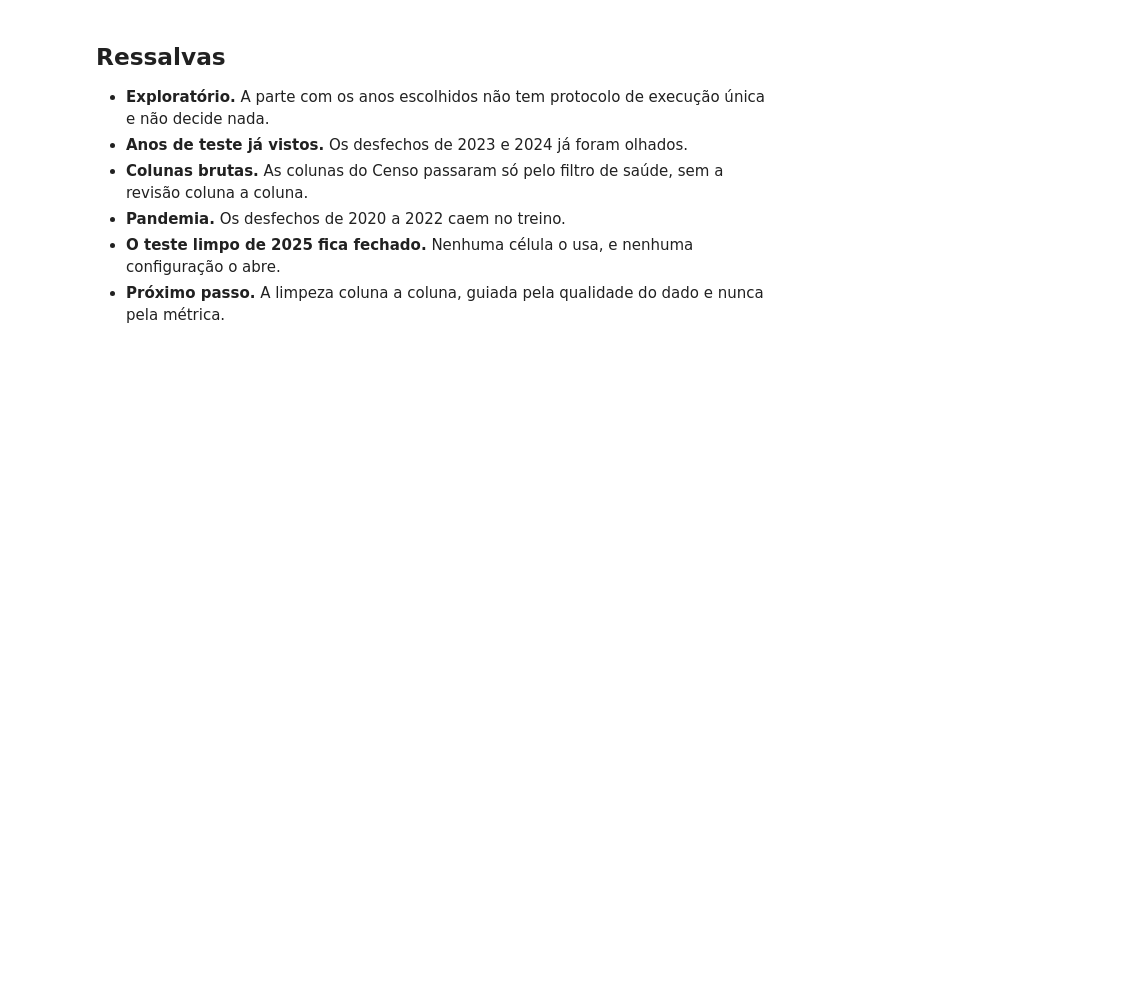
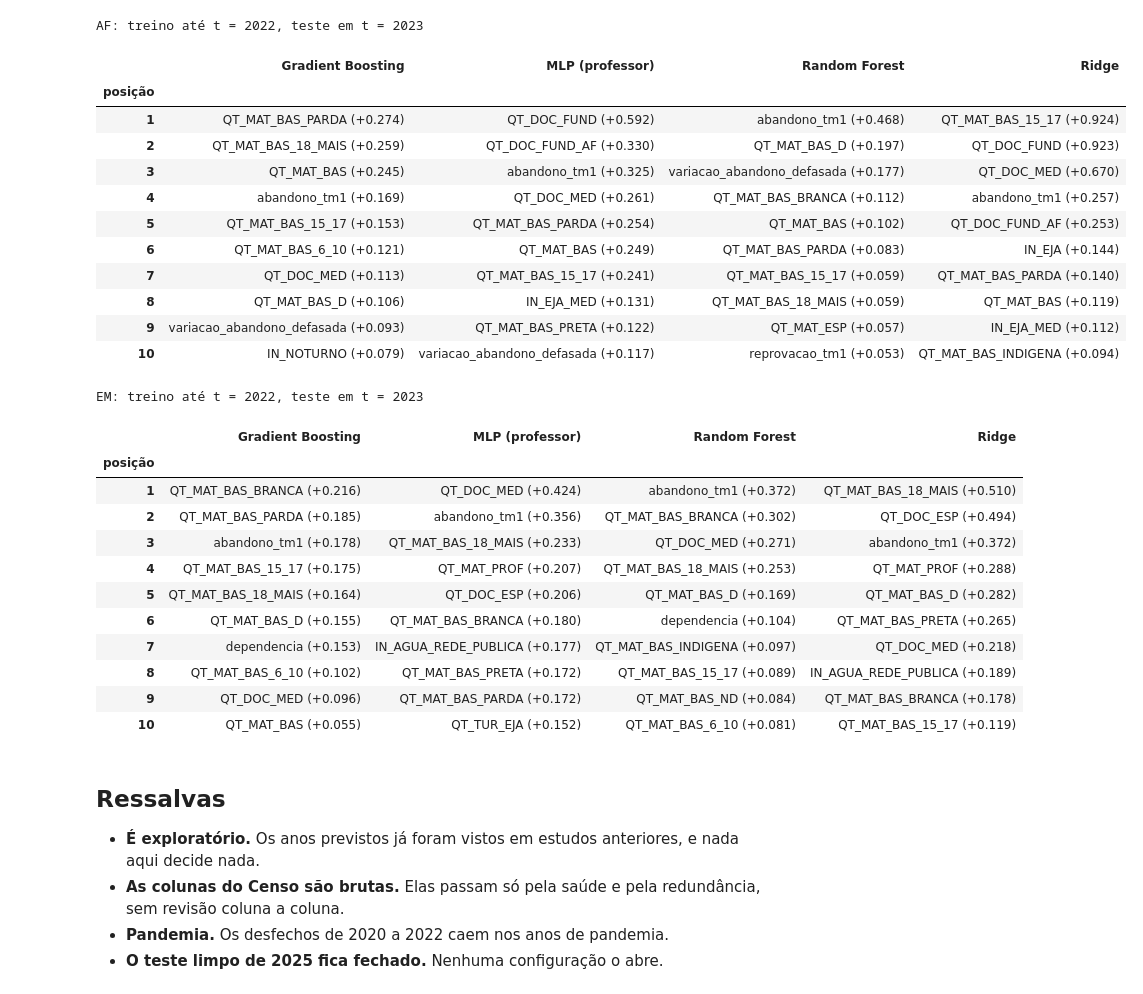
Before and after one commit to gabsma25/abandono-rr, a Jupyter notebook: notebooks/05_apresentacao_censo.ipynb, the cells around one changed output. Saved outputs shown, nothing was run; the diff lists cells and outputs as text; code cells hidden in the pictures; blank space fills up the shorter version.

```diff
--- a/notebooks/05_apresentacao_censo.ipynb
+++ b/notebooks/05_apresentacao_censo.ipynb
@@ -106,10 +36,0 @@ E2 — F9 (A+ − régua) e F10 (B+ − B2), Recall@20%, Holm sobre 4 testes
-# %%
-res = A.janela(d_todos, cols, ANO_INICIO, REMOVER_REDUNDANTES, SEMENTES_MLP)
-for etapa, r in res.items():
-    print(f"{etapa}: treino t = {r['anos_treino'][0]}–{r['anos_treino'][1]} ({r['n_treino']} linhas), "
-          f"teste {r['n_teste']} linhas, {r['n_novas']} colunas do Censo no A+ e B+, "
-          f"{len(r['retiradas'])} retiradas por redundância")
-    if len(r["retiradas"]):
-        print("   retiradas:", ", ".join(r["retiradas"]["coluna"]))
-display(A.tabela(res).round(3))
-A.barras_recall(A.recall_de(res), f"EXPLORATÓRIA — treino a partir de {ANO_INICIO}, teste t = 2022–2023");
@@ -197,9 +94,40 @@ Recall@20% de cada modelo − régua B1R_lag (descritivo; IC passando por zero:
+# %%
+# 5. Colunas mais relevantes por modelo (entre parênteses, o aumento do MAE em pp quando a coluna é embaralhada)
+imp = A.importancias(d, cols, modelos=MODELOS, sementes_mlp=SEMENTES_MLP)
+for etapa, tab in A.top_colunas(imp, n=10).items():
+    print(f"{etapa}: treino até t = {imp['t_teste'].iloc[0] - 1}, teste em t = {imp['t_teste'].iloc[0]}")
+    display(tab)
+# %% [output]
+AF: treino até t = 2022, teste em t = 2023
+|  | Gradient Boosting | MLP (professor) | Random Forest | Ridge |
+| posição |  |  |  |  |
+| 1 | QT_MAT_BAS_PARDA (+0.274) | QT_DOC_FUND (+0.592) | abandono_tm1 (+0.468) | QT_MAT_BAS_15_17 (+0.924) |
+| 2 | QT_MAT_BAS_18_MAIS (+0.259) | QT_DOC_FUND_AF (+0.330) | QT_MAT_BAS_D (+0.197) | QT_DOC_FUND (+0.923) |
+| 3 | QT_MAT_BAS (+0.245) | abandono_tm1 (+0.325) | variacao_abandono_defasada (+0.177) | QT_DOC_MED (+0.670) |
+| 4 | abandono_tm1 (+0.169) | QT_DOC_MED (+0.261) | QT_MAT_BAS_BRANCA (+0.112) | abandono_tm1 (+0.257) |
+| 5 | QT_MAT_BAS_15_17 (+0.153) | QT_MAT_BAS_PARDA (+0.254) | QT_MAT_BAS (+0.102) | QT_DOC_FUND_AF (+0.253) |
+| 6 | QT_MAT_BAS_6_10 (+0.121) | QT_MAT_BAS (+0.249) | QT_MAT_BAS_PARDA (+0.083) | IN_EJA (+0.144) |
+| 7 | QT_DOC_MED (+0.113) | QT_MAT_BAS_15_17 (+0.241) | QT_MAT_BAS_15_17 (+0.059) | QT_MAT_BAS_PARDA (+0.140) |
+| 8 | QT_MAT_BAS_D (+0.106) | IN_EJA_MED (+0.131) | QT_MAT_BAS_18_MAIS (+0.059) | QT_MAT_BAS (+0.119) |
+| 9 | variacao_abandono_defasada (+0.093) | QT_MAT_BAS_PRETA (+0.122) | QT_MAT_ESP (+0.057) | IN_EJA_MED (+0.112) |
+| 10 | IN_NOTURNO (+0.079) | variacao_abandono_defasada (+0.117) | reprovacao_tm1 (+0.053) | QT_MAT_BAS_INDIGENA (+0.094) |
+EM: treino até t = 2022, teste em t = 2023
+|  | Gradient Boosting | MLP (professor) | Random Forest | Ridge |
+| posição |  |  |  |  |
+| 1 | QT_MAT_BAS_BRANCA (+0.216) | QT_DOC_MED (+0.424) | abandono_tm1 (+0.372) | QT_MAT_BAS_18_MAIS (+0.510) |
+| 2 | QT_MAT_BAS_PARDA (+0.185) | abandono_tm1 (+0.356) | QT_MAT_BAS_BRANCA (+0.302) | QT_DOC_ESP (+0.494) |
+| 3 | abandono_tm1 (+0.178) | QT_MAT_BAS_18_MAIS (+0.233) | QT_DOC_MED (+0.271) | abandono_tm1 (+0.372) |
+| 4 | QT_MAT_BAS_15_17 (+0.175) | QT_MAT_PROF (+0.207) | QT_MAT_BAS_18_MAIS (+0.253) | QT_MAT_PROF (+0.288) |
+| 5 | QT_MAT_BAS_18_MAIS (+0.164) | QT_DOC_ESP (+0.206) | QT_MAT_BAS_D (+0.169) | QT_MAT_BAS_D (+0.282) |
+| 6 | QT_MAT_BAS_D (+0.155) | QT_MAT_BAS_BRANCA (+0.180) | dependencia (+0.104) | QT_MAT_BAS_PRETA (+0.265) |
+| 7 | dependencia (+0.153) | IN_AGUA_REDE_PUBLICA (+0.177) | QT_MAT_BAS_INDIGENA (+0.097) | QT_DOC_MED (+0.218) |
+| 8 | QT_MAT_BAS_6_10 (+0.102) | QT_MAT_BAS_PRETA (+0.172) | QT_MAT_BAS_15_17 (+0.089) | IN_AGUA_REDE_PUBLICA (+0.189) |
+| 9 | QT_DOC_MED (+0.096) | QT_MAT_BAS_PARDA (+0.172) | QT_MAT_BAS_ND (+0.084) | QT_MAT_BAS_BRANCA (+0.178) |
+| 10 | QT_MAT_BAS (+0.055) | QT_TUR_EJA (+0.152) | QT_MAT_BAS_6_10 (+0.081) | QT_MAT_BAS_15_17 (+0.119) |
 # %% [markdown]
 ## Ressalvas
 
-- **Exploratório.** A parte com os anos escolhidos não tem protocolo de execução única e não decide nada.
-- **Anos de teste já vistos.** Os desfechos de 2023 e 2024 já foram olhados.
-- **Colunas brutas.** As colunas do Censo passaram só pelo filtro de saúde, sem a revisão coluna a coluna.
-- **Pandemia.** Os desfechos de 2020 a 2022 caem no treino.
-- **O teste limpo de 2025 fica fechado.** Nenhuma célula o usa, e nenhuma configuração o abre.
-- **Próximo passo.** A limpeza coluna a coluna, guiada pela qualidade do dado e nunca pela métrica.
+- **É exploratório.** Os anos previstos já foram vistos em estudos anteriores, e nada aqui decide nada.
+- **As colunas do Censo são brutas.** Elas passam só pela saúde e pela redundância, sem revisão coluna a coluna.
+- **Pandemia.** Os desfechos de 2020 a 2022 caem nos anos de pandemia.
+- **O teste limpo de 2025 fica fechado.** Nenhuma configuração o abre.
```
Also changed, not shown: parts of 17 cells of this notebook, 3 other files.
